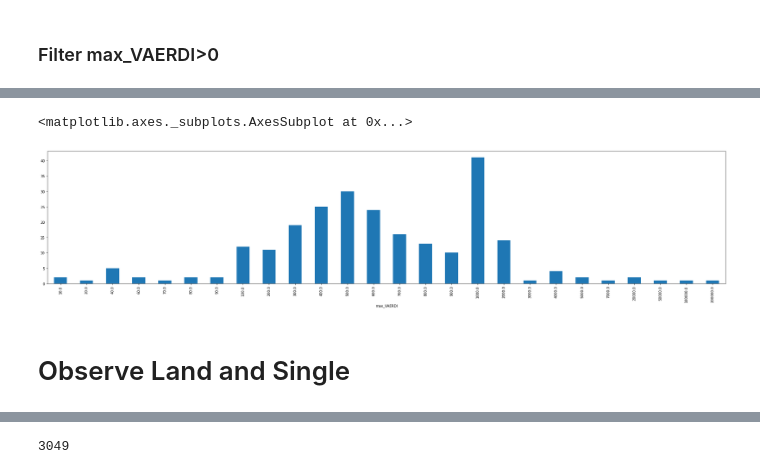
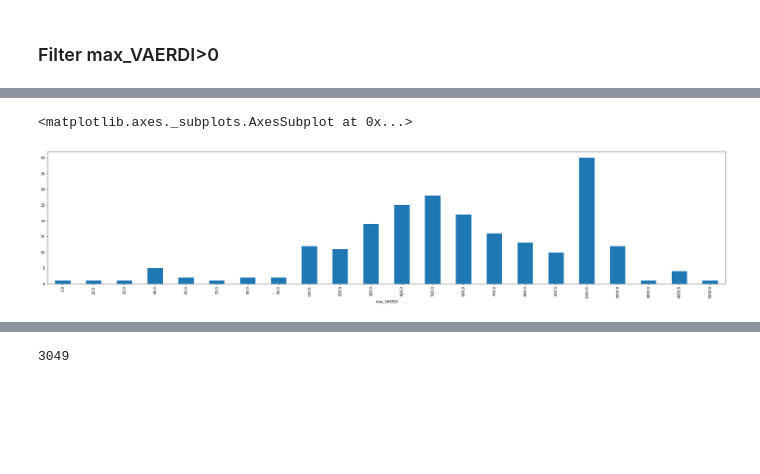
Before and after one commit to sevewing/WindmillPrediction, a Jupyter notebook: Windmill_preprocessing.ipynb, the cells around one changed output, grey strips where cells are left out. Saved outputs shown, nothing was run; the diff lists cells and outputs as text; code cells hidden in the pictures; blank space fills up the shorter version.

```diff
--- a/Windmill_preprocessing.ipynb
+++ b/Windmill_preprocessing.ipynb
@@ -215,0 +261,2 @@ windmills.to_csv('data/windmill_cleaned.csv', index=False)
+# %%
+windmills = pd.read_csv('data/windmill_cleaned.csv', dtype=dtype)
@@ -216,5 +265,5 @@ windmills.to_csv('data/windmill_cleaned.csv', index=False)
 # %%
-windmill_park = windmills[windmills["Turbine_type"]=="P"]
-windmill_park
+windmill_PL = windmills[windmills["Turbine_type"]=="P"][windmills["Placement"]=="LAND"]
+windmill_PL
 # %% [output]
 |  | GSRN | Turbine_type | Parent_GSRN | BBR_municipal | Placement | UTM_x | UTM_y | Capacity_kw | ... |
@@ -233,6 +282,6 @@ windmill_park
 # %%
 plt.figure(figsize=(35,7))
-windmill_park.groupby("max_VAERDI").count()["GSRN"].plot.bar()
+windmill_PL.groupby("max_VAERDI").count()["GSRN"].plot.bar()
 # %% [output]
 <matplotlib.axes._subplots.AxesSubplot at 0x...>
-[figure, old version]
+[figure, new version]
@@ -241,2 +291,0 @@ windmill_park.to_csv('data/windmill_park_cleaned.csv', index=False)
-# %% [markdown]
-# Observe Land and Single
```
Also changed, not shown: parts of 74 cells of this notebook, 16 other files.
